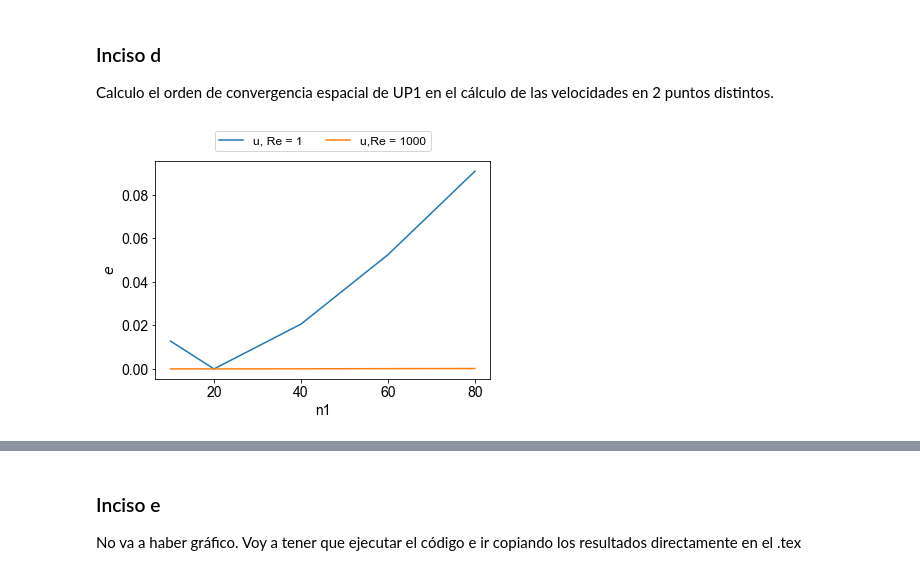
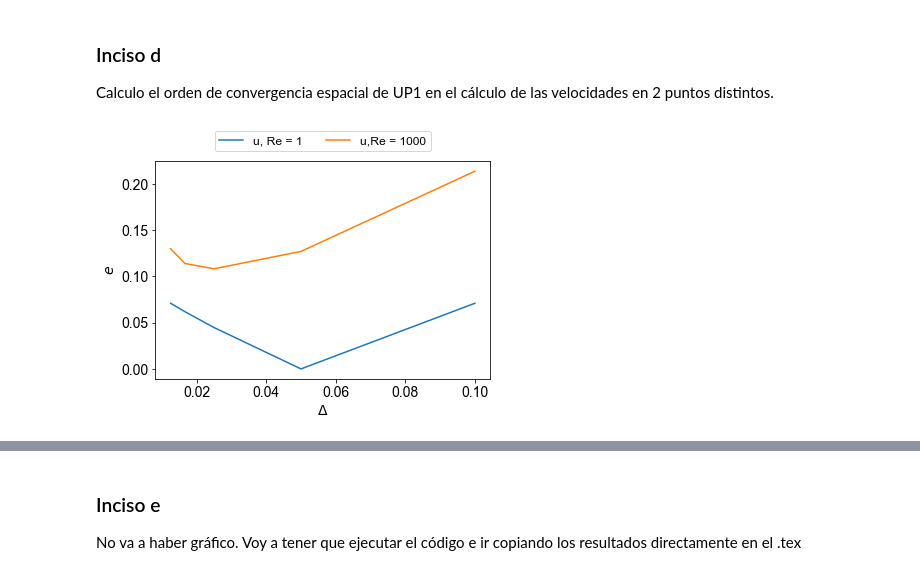
Before and after one commit to Lupama2/Guias_Metodos_Num_Fluidos_I, a Jupyter notebook: Guias/Informe_final/Programa/graficos/graficos.ipynb, the cells around one changed output, grey strips where cells are left out. Cells and saved outputs as stored; diff of their text form; code cells hidden in the pictures.

```diff
--- a/Guias/Informe_final/Programa/graficos/graficos.ipynb
+++ b/Guias/Informe_final/Programa/graficos/graficos.ipynb
@@ -278,29 +278,30 @@ datos_errorv_1000 = genfromtxt("datos/d_error_vparticular_Re1000.csv",delimiter
 # %%
 #Calculo los errores
 # errores = errores_advectivo(datos_u_UP1, datos_v_UP1, datos_u_solucion, datos_v_solucion)
 
 #Grafico los errores vs n1, una curva para cada Re
 Re_array = np.array([1,1000])
 n1_array = np.array([10,20,40,60,80])
+Delta_array = np.zeros(len(n1_array))
+for i in range(len(n1_array)):
+    Delta_array[i] = 1/n1_array[i]
 
+plt.plot(Delta_array, datos_erroru_1, label='u, Re = 1')
+plt.plot(Delta_array, datos_erroru_1000, label='u,Re = 1000')
 
-plt.plot(n1_array, datos_erroru_1, label='u, Re = 1')
-plt.plot(n1_array, datos_erroru_1000, label='u,Re = 1000')
-plt.plot(n1_array, datos_errorv_1, label='Re = ' + str(Re_array[i]))
-plt.plot(n1_array, datos_errorv_1000, label='Re = ' + str(Re_array[i]))
 
 #Parámetros del gráfico:
 plt.legend(loc='lower center', ncol = 4, bbox_to_anchor=(0, 1.02, 1, 0.2),fontsize = 12)
-plt.xlabel('n1')
+plt.xlabel('$\Delta$')
 plt.ylabel('$e$')
 # plt.xticks(x, my_xticks)
 # plt.yticks(np.arange(y.min(), y.max(), 0.005))
 # plt.yticks(np.arange(-0.5,0.5 + 0.2,0.2))
 # plt.xlim(10.0**-4, 10.0**0)
 # plt.xscale("log")
 # plt.yscale("log")
 
 #Guardo el gráfico
 plt.savefig('d_error_UP1_n1_vs_Re.pdf', format='pdf',bbox_inches = "tight")
 # %% [output]
-[figure, old version]
+[figure, new version]
```
Also changed, not shown: parts of 1 cell of this notebook, 28 other files.
